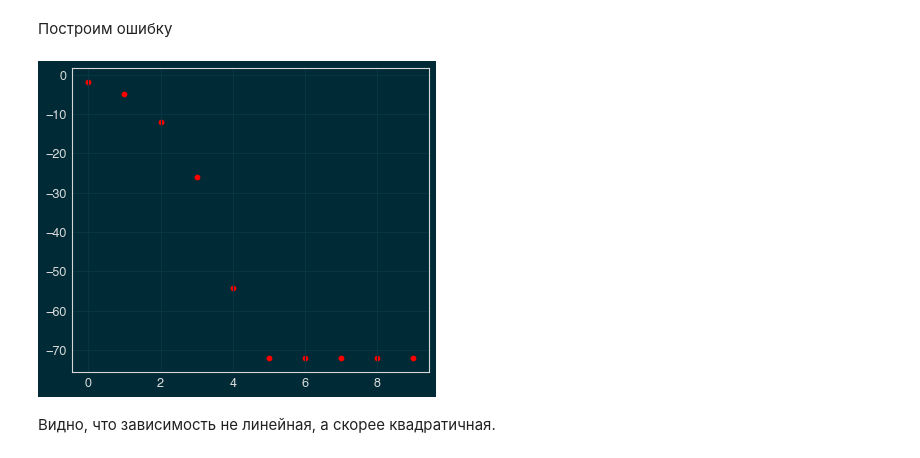
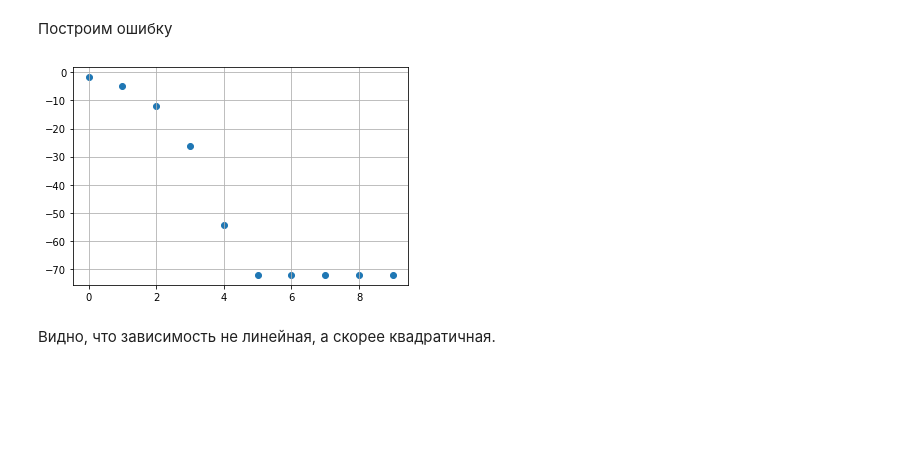
Before and after one commit to SvMixa/HSE_computational_physics, a Jupyter notebook: Home_work_6_Svintsov_M..ipynb, the cells around one changed output. Cells and saved outputs as stored; diff of their text form; code cells hidden in the pictures; blank space fills up the shorter version.

```diff
--- a/Home_work_6_Svintsov_M..ipynb
+++ b/Home_work_6_Svintsov_M..ipynb
@@ -51,10 +51,11 @@ array([1.        , 1.5       , 1.41666667, 1.41421569, 1.41421356,
 # %% [markdown]
 Построим ошибку
 # %%
-plt.scatter(range(n), np.log((x - 2**0.5)**2), color='red')
+plt.scatter(range(n), np.log((x - 2**0.5)**2))
+plt.grid()
 plt.show()
 # %% [output]
-[figure, old version]
+[figure, new version]
 # %% [markdown]
 Видно, что зависимость не линейная, а скорее квадратичная.
 # %% [markdown]
```
Also changed, not shown: parts of 24 cells of this notebook.
